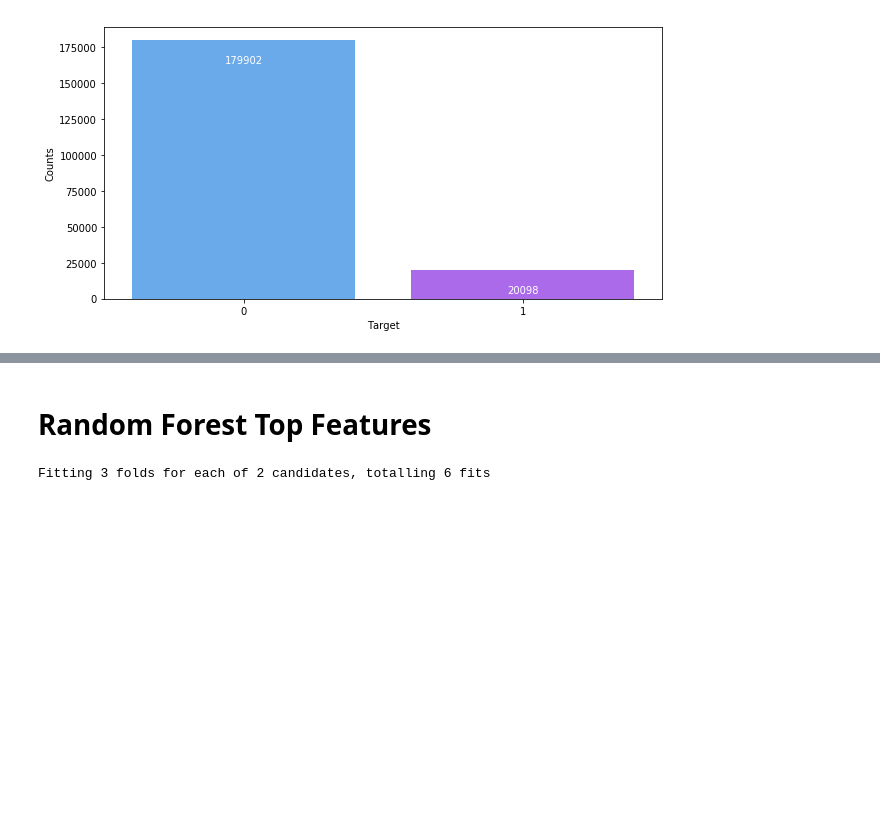
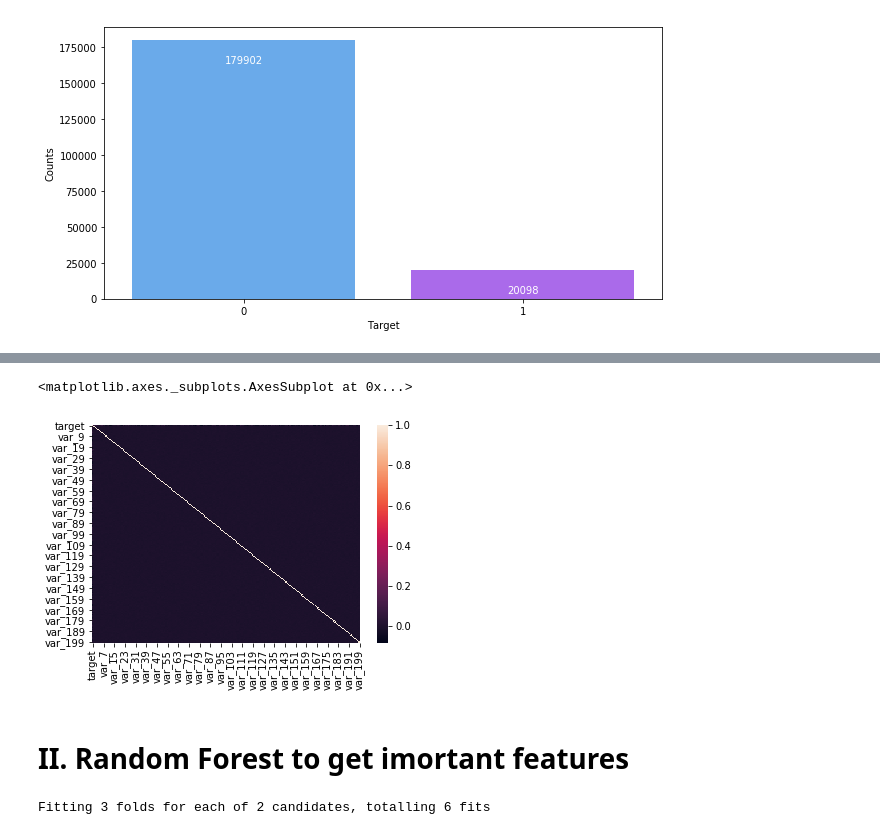
Before and after one commit to adkulas/ECE657A-Data-Modelling, a Jupyter notebook: project/code/G10-project.ipynb, the cells around one changed output, grey strips where cells are left out. Drawn from its saved outputs; the diff is of its cells as text; code cells hidden in the pictures; blank space fills up the shorter version.

```diff
--- a/project/code/G10-project.ipynb
+++ b/project/code/G10-project.ipynb
@@ -286,0 +316,3 @@ dfTrain.loc[dfTrain.target==1].shape[0] / dfTrain.loc[dfTrain.target==0].shape[0
+# %%
+#heatmap to see the correlations
+train_df_corr=dfTrain.corr()
@@ -286,0 +328,5 @@ dfTrain.loc[dfTrain.target==1].shape[0] / dfTrain.loc[dfTrain.target==0].shape[0
+# %%
+sns.heatmap(train_df_corr)
+# %% [output]
+<matplotlib.axes._subplots.AxesSubplot at 0x...>
+[figure, added]
@@ -287,5 +342,5 @@ dfTrain.loc[dfTrain.target==1].shape[0] / dfTrain.loc[dfTrain.target==0].shape[0
 # %% [markdown]
-# Random Forest Top Features
+# II. Random Forest to get imortant features
 # %%
 parameters = {'min_samples_leaf': [20, 21]}
 forest = RandomForestClassifier(max_depth=15, n_estimators=15)
```
Also changed, not shown: parts of 43 cells of this notebook, 3 other files.
